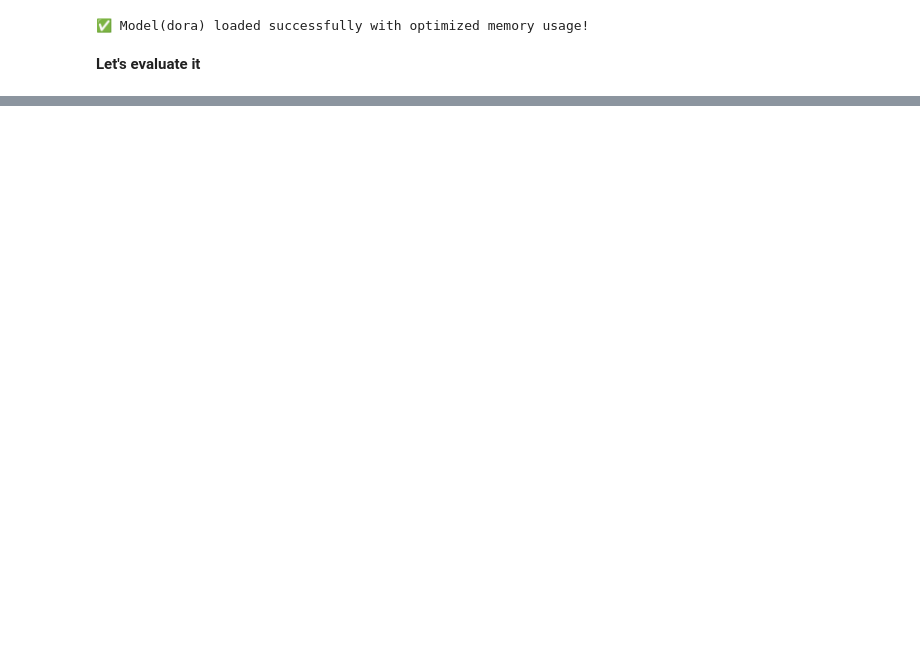
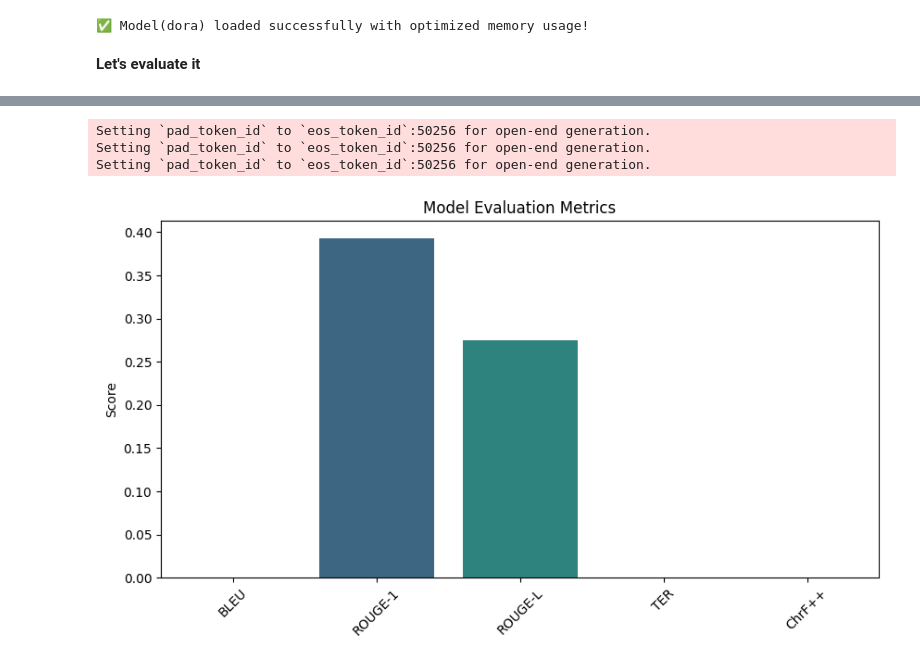
Before and after one commit to BenzNgash/Glossy_llm, a Jupyter notebook: Dora_fulltest.ipynb, the cells around one changed output, grey strips where cells are left out. Drawn from its saved outputs; the diff is of its cells as text; code cells hidden in the pictures; blank space fills up the shorter version.

Commit message:
Kaggle Notebook | Fork of Fork of dora_new | Version 2

```diff
--- a/Dora_fulltest.ipynb
+++ b/Dora_fulltest.ipynb
@@ -139,7 +184,7 @@ from transformers import AutoModelForCausalLM, AutoTokenizer
 import torch
 
 # Define the saved model path
-save_path = "/kaggle/working/phi2_lora_finetune/checkpoint-250"
+save_path = "/kaggle/working/phi2_lora_finetune/checkpoint-750"
 
 
 # Load the model in half-precision (float16) and send it to GPU if available
@@ -239,0 +305,8 @@ Generated ASL Gloss: HER TODAY PHOTO TAKEN
+# %%
+import evaluate
+# Load evaluation metrics
+eval_bleu = evaluate.load("bleu")
+eval_rouge = evaluate.load("rouge")
+eval_ter = evaluate.load("ter")
+eval_chrf = evaluate.load("chrf")
+eval_perplexity = evaluate.load("perplexity", module_type="metric")
@@ -239,0 +325,61 @@ Generated ASL Gloss: HER TODAY PHOTO TAKEN
+# %%
+import torch
+import matplotlib.pyplot as plt
+import seaborn as sns
+
+# Function to generate gloss predictions in batches
+def evaluate_model_in_batches(val_texts, model, tokenizer, batch_size=10):
+    all_predictions = []
+
+    for i in range(0, len(val_texts), batch_size):
+        batch_texts = val_texts[i : i + batch_size]
+
+        # Tokenize and generate predictions
+        inputs = tokenizer(batch_texts, return_tensors="pt", padding=True, truncation=True).to(model.device)
+        with torch.no_grad():
+            outputs = model.generate(**inputs, max_length=50)
+
+        # Decode predictions and store
+        batch_predictions = [tokenizer.decode(output, skip_special_tokens=True) for output in outputs]
+        all_predictions.extend(batch_predictions)
+
+        # Free up memory
+        torch.cuda.empty_cache()
+
+    return all_predictions
+
+# Load validation dataset (ensure lists)
+val_texts = list(val_dataset["Text"][:30])
+val_glosses = [str(gloss) for gloss in val_dataset["Gloss"][:30]]
+
+# Process dataset in batches
+generated_glosses = evaluate_model_in_batches(val_texts, model, tokenizer, batch_size=10)
+
+# Compute evaluation metrics
+bleu_score = eval_bleu.compute(predictions=generated_glosses, references=val_glosses)
+rouge_score = eval_rouge.compute(predictions=generated_glosses, references=val_glosses)
+# meteor_score = eval_meteor.compute(predictions=generated_glosses, references=val_glosses)
+ter_score = eval_ter.compute(predictions=generated_glosses, references=val_glosses)
+chrf_score = eval_chrf.compute(predictions=generated_glosses, references=val_glosses)
+
+# Organize metrics (handle missing keys)
+metrics = {
+    "BLEU": bleu_score.get("bleu", 0),
+    "ROUGE-1": rouge_score.get("rouge1", 0),
+    "ROUGE-L": rouge_score.get("rougeL", 0),
+    "TER": ter_score.get("ter", 0),
+    "ChrF++": chrf_score.get("chrf", 0),
+}
+
+# Plot results
+plt.figure(figsize=(10, 5))
+sns.barplot(x=list(metrics.keys()), y=list(metrics.values()), palette="viridis")
+plt.title("Model Evaluation Metrics")
+plt.ylabel("Score")
+plt.xticks(rotation=45)
+plt.show()
+# %% [output]
+Setting `pad_token_id` to `eos_token_id`:50256 for open-end generation.
+Setting `pad_token_id` to `eos_token_id`:50256 for open-end generation.
+Setting `pad_token_id` to `eos_token_id`:50256 for open-end generation.
+[figure, added]
```
Also changed, not shown: parts of 10 cells of this notebook.
